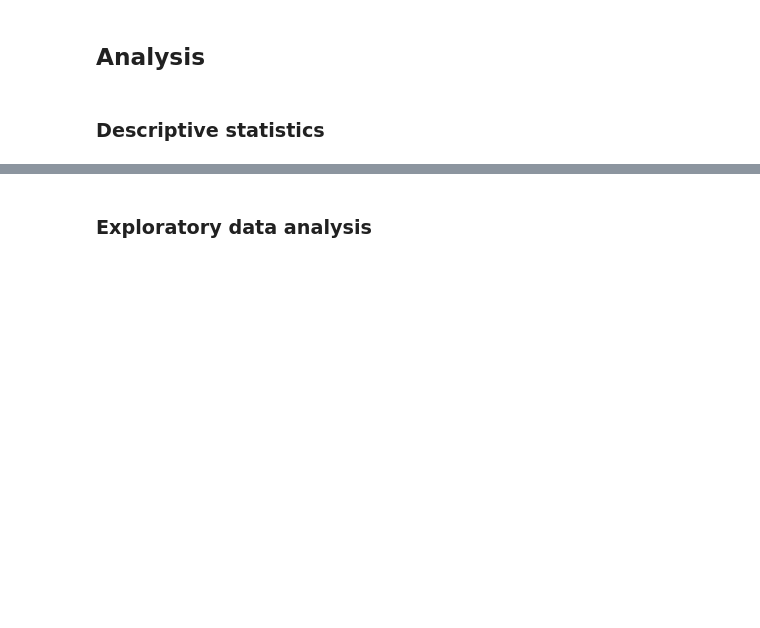
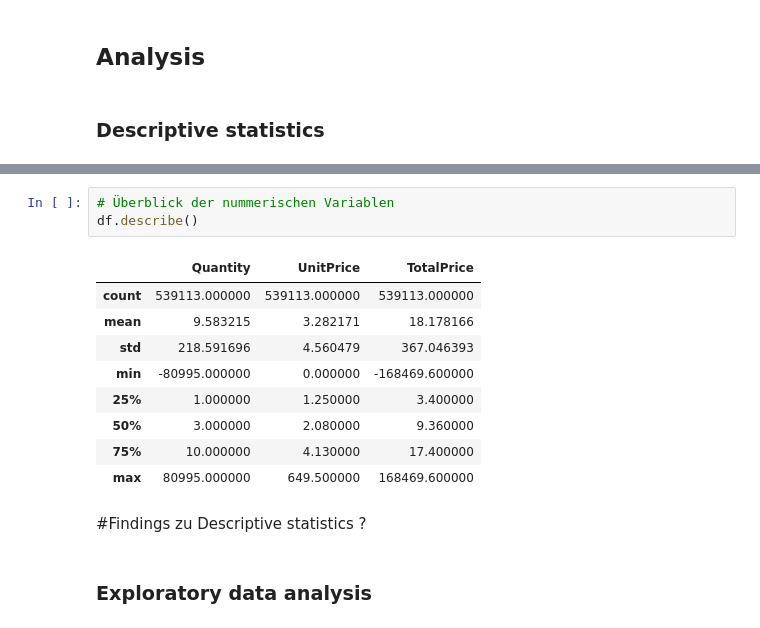
Before and after one commit to ArditFazliu/Analytics-und-Data-Storytelling, a Jupyter notebook: notebooks/draft-analysis.ipynb, the cells around one changed output, grey strips where cells are left out. Drawn from its saved outputs; the diff is of its cells as text; blank space fills up the shorter version.

```diff
--- a/notebooks/draft-analysis.ipynb
+++ b/notebooks/draft-analysis.ipynb
@@ -71,2 +206,17 @@ df = pd.read_csv(raw_data, encoding= 'unicode_escape')
+# %%
+# Überblick der nummerischen Variablen
+df.describe()
+# %% [output]
+|  | Quantity | UnitPrice | TotalPrice |
+| count | 539113.000000 | 539113.000000 | 539113.000000 |
+| mean | 9.583215 | 3.282171 | 18.178166 |
+| std | 218.591696 | 4.560479 | 367.046393 |
+| min | -80995.000000 | 0.000000 | -168469.600000 |
+| 25% | 1.000000 | 1.250000 | 3.400000 |
+| 50% | 3.000000 | 2.080000 | 9.360000 |
+| 75% | 10.000000 | 4.130000 | 17.400000 |
+| max | 80995.000000 | 649.500000 | 168469.600000 |
+# %% [markdown]
+#Findings zu Descriptive statistics ?
 # %% [markdown]
 ### Exploratory data analysis
```
Also changed, not shown: parts of 53 cells of this notebook.
